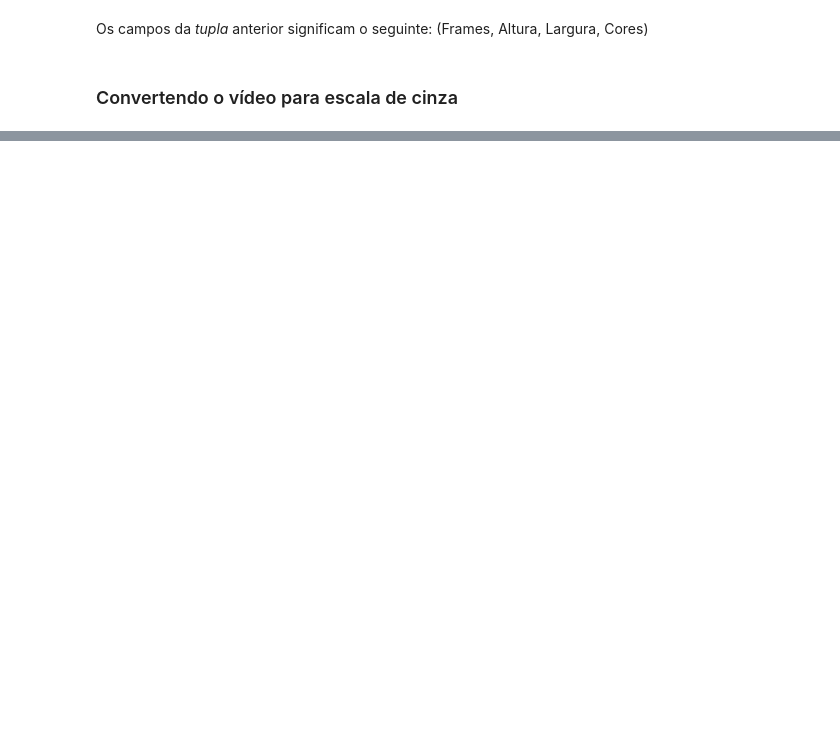
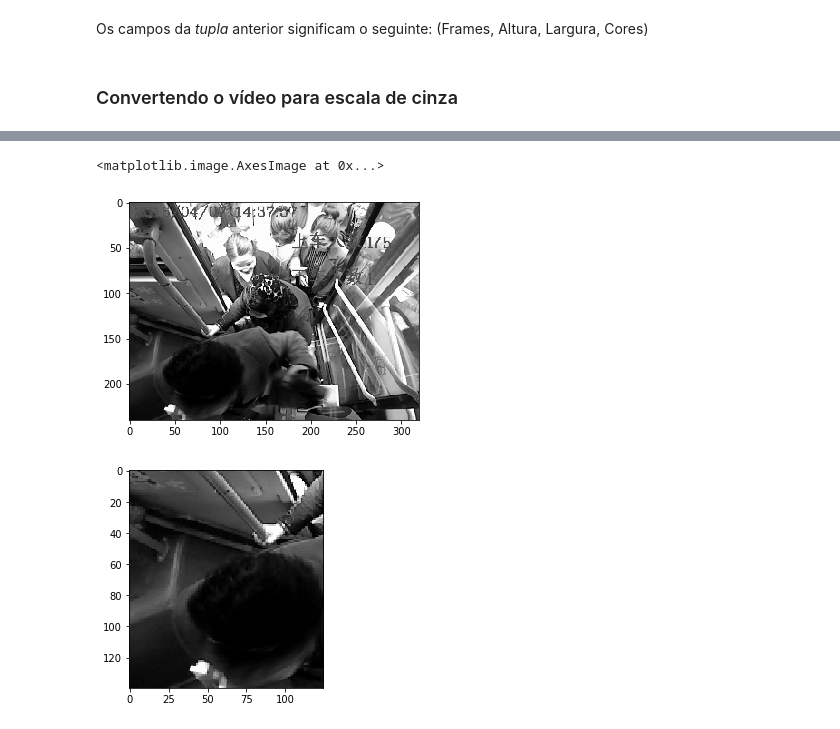
Before and after one commit to grupo9ia898/scap, a Jupyter notebook: scap.ipynb, the cells around one changed output, grey strips where cells are left out. Saved outputs shown, nothing was run; the diff lists cells and outputs as text; code cells hidden in the pictures; blank space fills up the shorter version.

```diff
--- a/scap.ipynb
+++ b/scap.ipynb
@@ -87,0 +101,12 @@ plt.show();
+# %%
+frames=x[frames_ind]
+frames2=x_cropped[frames_ind]
+
+n=0
+plt.imshow(frames[n],cmap='gray')
+plt.figure()
+plt.imshow(frames2[n],cmap='gray')
+# %% [output]
+<matplotlib.image.AxesImage at 0x...>
+[figure, added]
+[figure, added]
```
Also changed, not shown: parts of 6 cells of this notebook.
